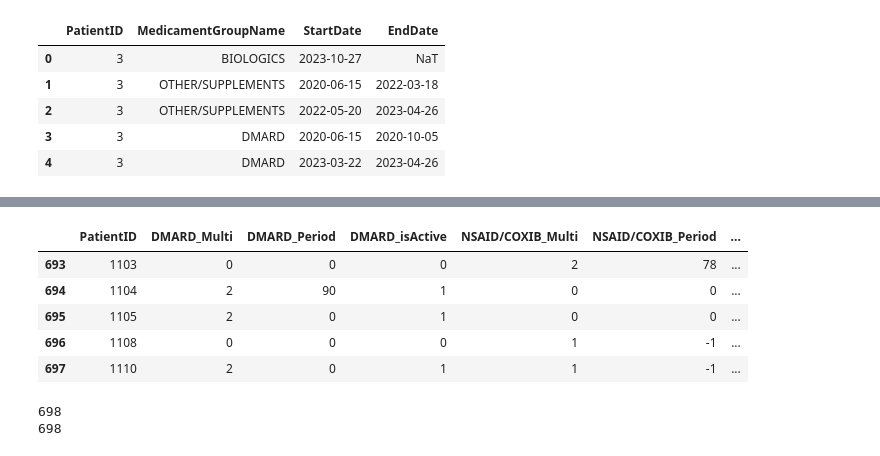
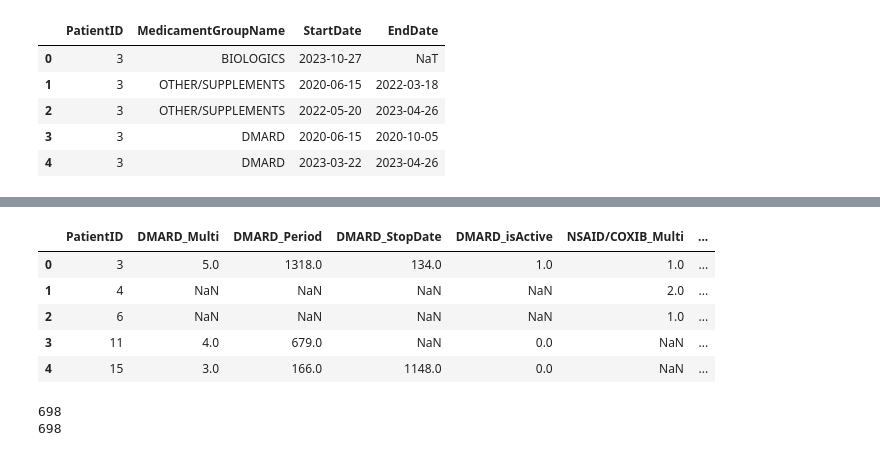
Before and after one commit to Niyaz94/PHD_RESEARCH, a Jupyter notebook: TASK1/PREPROCESSING_CLASS.ipynb, the cells around one changed output, grey strips where cells are left out. Cells and saved outputs as stored; diff of their text form; code cells hidden in the pictures.

```diff
--- a/TASK1/PREPROCESSING_CLASS.ipynb
+++ b/TASK1/PREPROCESSING_CLASS.ipynb
@@ -25,7 +27,7 @@ def convert_index(value):
 # %%
 #Selected Columns, The program add/remove columns dynamically from this list
 selected_columns={
-    'OutputData':['E','J','Q','T','V','W','X','DX',['OS','SV']],
+    'OutputData':['E','J','Q','T','U','W','X','DX',['OS','SV']],
     'AllVisit':['E','H','I','J','L','N','O','P','Q',['R','V'],'AA','AB',['AC','AF'],'AH',['CQ','EQ'],['LZ','MG'],['MT','MX'],['MY','NH']],
     'DiagnosisData':['D','E'],
     'MedicationData':['D','G','J','Q']
@@ -176,10 +178,14 @@ def medication_data_filtering(rows):
   biologic_start_date=rows[rows["MedicamentGroupName"]=="BIOLOGICS"]["StartDate"].min()
 
   filtering= (rows["MedicamentGroupName"]!="BIOLOGICS") # remove BIOLOGICS rows
+
   if biologic_start_date is not pd.NaT:
     filtering=filtering & (rows["StartDate"]<biologic_start_date) # reomve sample after BIOLOGICS
 
-  return rows.loc[filtering,["MedicamentGroupName","StartDate","EndDate"]]
+  df_row=rows.loc[filtering,["MedicamentGroupName","StartDate","EndDate"]]
+
+  df_row["StopDate"]= (biologic_start_date - df_row["EndDate"]).dt.days
+  return df_row
 # %%
 # group samples based on [PatientID]
 MedicationData=MedicationData.groupby("PatientID").apply(lambda rows: medication_data_filtering(rows)).reset_index()
@@ -196,19 +222,20 @@ MedicationData["isActive"]=MedicationData["EndDate"].isna()
 MedicationData=MedicationData.groupby(by=["PatientID","MedicamentGroupName"]).agg({
     'MedicamentGroupName' : ['count'],
     'period' : ['sum'],                           # sums all sessions period
+    'StopDate' : ['min'],                           # min meaning the stoping for latest session
     'isActive' : lambda value: True in set(value) # check if any sessions are still active
 }).reset_index()
 
-MedicationData.columns=["PatientID","MedicamentGroupName","Multi","Period","isActive"]
+MedicationData.columns=["PatientID","MedicamentGroupName","Multi","Period","StopDate","isActive"]
 # if it has a treatment only once and still on going then convert it to -1
 MedicationData.loc[(MedicationData["Period"]==0) & (MedicationData["isActive"]==True) & (MedicationData["Multi"]==1),["Period"]]=-1
 # %%
 MedicationData=pd.pivot_table(
     MedicationData,
     columns=['MedicamentGroupName'],
-    values=["Multi","Period","isActive"],
+    values=["Multi","Period",'StopDate',"isActive"],
     index=['PatientID'],
-    fill_value=0
+    #fill_value=0
 )
 #swapping multi index coming from group by
 MedicationData.columns = MedicationData.columns.swaplevel(0, 1)
@@ -218,14 +245,14 @@ MedicationData.sort_index(axis=1, level=0, inplace=True)
 MedicationData.columns = MedicationData.columns.to_flat_index().map(lambda x: x[0]+str("_"+x[1]))
 MedicationData.reset_index(inplace=True)
 # %%
-MedicationData.tail()
+MedicationData.head()
 # %% [output]
-|  | PatientID | DMARD_Multi | DMARD_Period | DMARD_isActive | NSAID/COXIB_Multi | NSAID/COXIB_Period | ... |
-| 693 | 1103 | 0 | 0 | 0 | 2 | 78 | ... |
-| 694 | 1104 | 2 | 90 | 1 | 0 | 0 | ... |
-| 695 | 1105 | 2 | 0 | 1 | 0 | 0 | ... |
-| 696 | 1108 | 0 | 0 | 0 | 1 | -1 | ... |
-| 697 | 1110 | 2 | 0 | 1 | 1 | -1 | ... |
+|  | PatientID | DMARD_Multi | DMARD_Period | DMARD_StopDate | DMARD_isActive | NSAID/COXIB_Multi | ... |
+| 0 | 3 | 5.0 | 1318.0 | 134.0 | 1.0 | 1.0 | ... |
+| 1 | 4 | NaN | NaN | NaN | NaN | 2.0 | ... |
+| 2 | 6 | NaN | NaN | NaN | NaN | 1.0 | ... |
+| 3 | 11 | 4.0 | 679.0 | NaN | 0.0 | NaN | ... |
+| 4 | 15 | 3.0 | 166.0 | 1148.0 | 0.0 | NaN | ... |
 # %%
 print(len(MedicationData))
 print(MedicationData["PatientID"].nunique())
```
Also changed, not shown: parts of 18 cells of this notebook, 3 other files.
